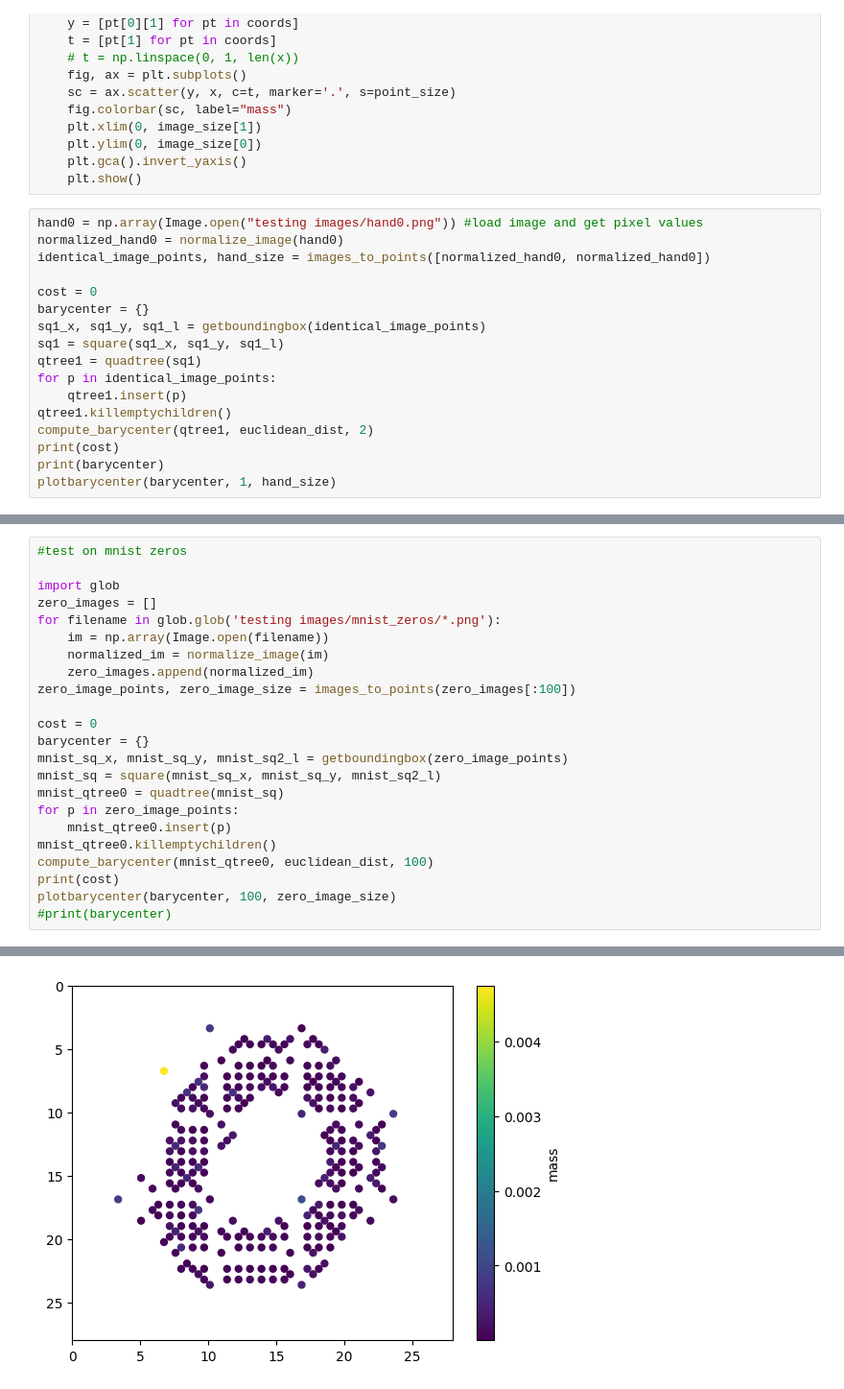
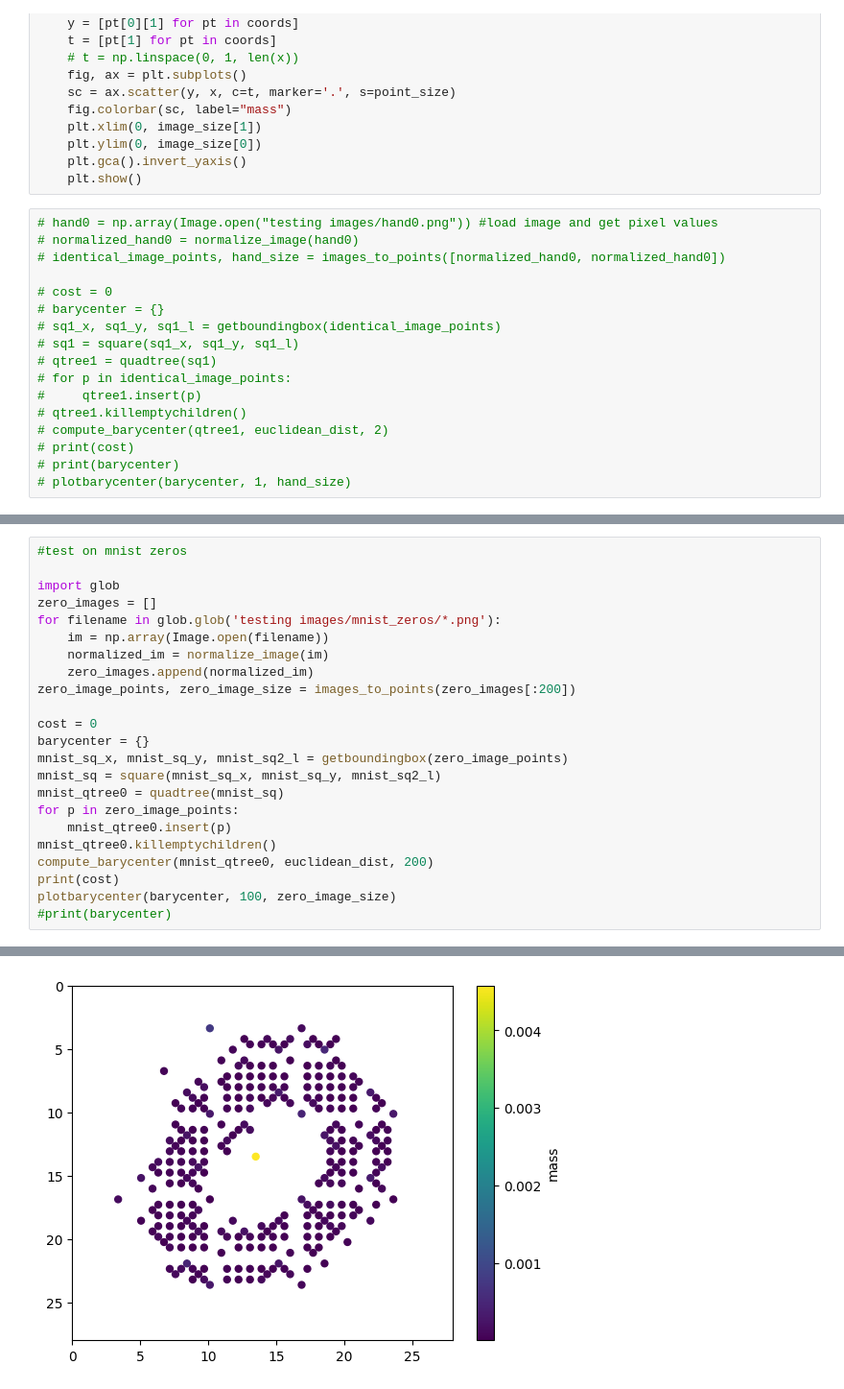
Before and after one commit to ethanyc04/csplus-ot, a Jupyter notebook: dp_barycenter_testing.ipynb, the cells around one changed output, grey strips where cells are left out. Shown: that part at 96% size. Saved outputs shown, nothing was run; the diff lists cells and outputs as text.

```diff
--- a/dp_barycenter_testing.ipynb
+++ b/dp_barycenter_testing.ipynb
@@ -466,19 +482,19 @@ def plotbarycenter(barycenterdict, point_size, image_size):
     plt.gca().invert_yaxis()
     plt.show()
 # %%
-hand0 = np.array(Image.open("testing images/hand0.png")) #load image and get pixel values
-normalized_hand0 = normalize_image(hand0)
-identical_image_points, hand_size = images_to_points([normalized_hand0, normalized_hand0])
+# hand0 = np.array(Image.open("testing images/hand0.png")) #load image and get pixel values
+# normalized_hand0 = normalize_image(hand0)
+# identical_image_points, hand_size = images_to_points([normalized_hand0, normalized_hand0])
 
-cost = 0
-barycenter = {}
-sq1_x, sq1_y, sq1_l = getboundingbox(identical_image_points)
-sq1 = square(sq1_x, sq1_y, sq1_l)
-qtree1 = quadtree(sq1)
-for p in identical_image_points:
-    qtree1.insert(p)
-qtree1.killemptychildren()
-compute_barycenter(qtree1, euclidean_dist, 2)
-print(cost)
-print(barycenter)
-plotbarycenter(barycenter, 1, hand_size)
+# cost = 0
+# barycenter = {}
+# sq1_x, sq1_y, sq1_l = getboundingbox(identical_image_points)
+# sq1 = square(sq1_x, sq1_y, sq1_l)
+# qtree1 = quadtree(sq1)
+# for p in identical_image_points:
+#     qtree1.insert(p)
+# qtree1.killemptychildren()
+# compute_barycenter(qtree1, euclidean_dist, 2)
+# print(cost)
+# print(barycenter)
+# plotbarycenter(barycenter, 1, hand_size)
@@ -510,7 +507,7 @@ for filename in glob.glob('testing images/mnist_zeros/*.png'):
     im = np.array(Image.open(filename))
     normalized_im = normalize_image(im)
     zero_images.append(normalized_im)
-zero_image_points, zero_image_size = images_to_points(zero_images[:100])
+zero_image_points, zero_image_size = images_to_points(zero_images[:200])
 
 cost = 0
 barycenter = {}
@@ -520,7 +517,7 @@ mnist_qtree0 = quadtree(mnist_sq)
 for p in zero_image_points:
     mnist_qtree0.insert(p)
 mnist_qtree0.killemptychildren()
-compute_barycenter(mnist_qtree0, euclidean_dist, 100)
+compute_barycenter(mnist_qtree0, euclidean_dist, 200)
 print(cost)
 plotbarycenter(barycenter, 100, zero_image_size)
 #print(barycenter)
@@ -529 +526 @@ plotbarycenter(barycenter, 100, zero_image_size)
-[figure, old version]
+[figure, new version]
```
Also changed, not shown: parts of 6 cells of this notebook.
